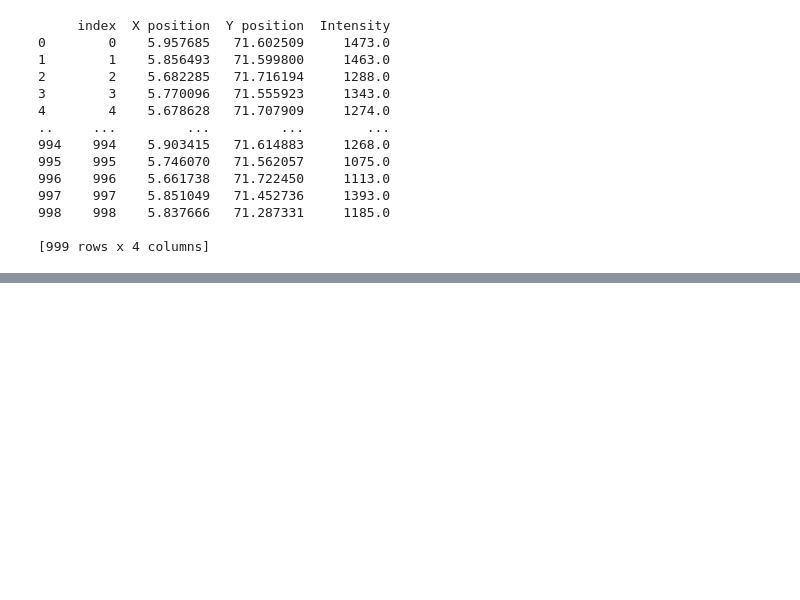
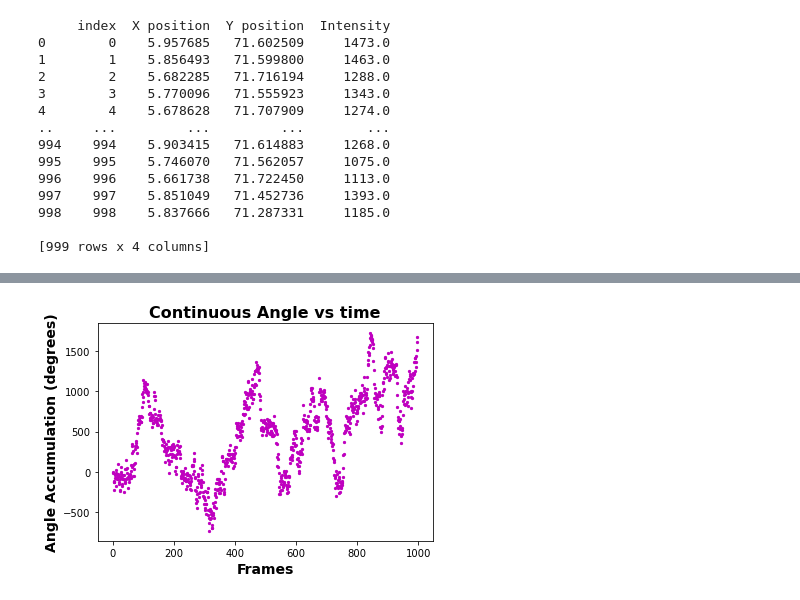
Before and after one commit to bobby3755/MAP, a Jupyter notebook: DORA2_Troubleshooter.ipynb, the cells around one changed output, grey strips where cells are left out. Drawn from its saved outputs; the diff is of its cells as text; code cells hidden in the pictures; blank space fills up the shorter version.

```diff
--- a/DORA2_Troubleshooter.ipynb
+++ b/DORA2_Troubleshooter.ipynb
@@ -117,3 +133,8 @@ labels have printed
+# %%
+fig_avt, ax_avt = plt.subplots(1,1)
+DORA.plot_angular_continuous(down_sampled_df, fig = fig_avt)
+# %% [output]
+[figure, added]
 # %%
 fig_2D, ax_2D = plt.subplots(1,1)
 DORA.plot_2D_graph(down_sampled_df, fig = fig_2D)
```
Also changed, not shown: parts of 8 cells of this notebook, 3 other files.
